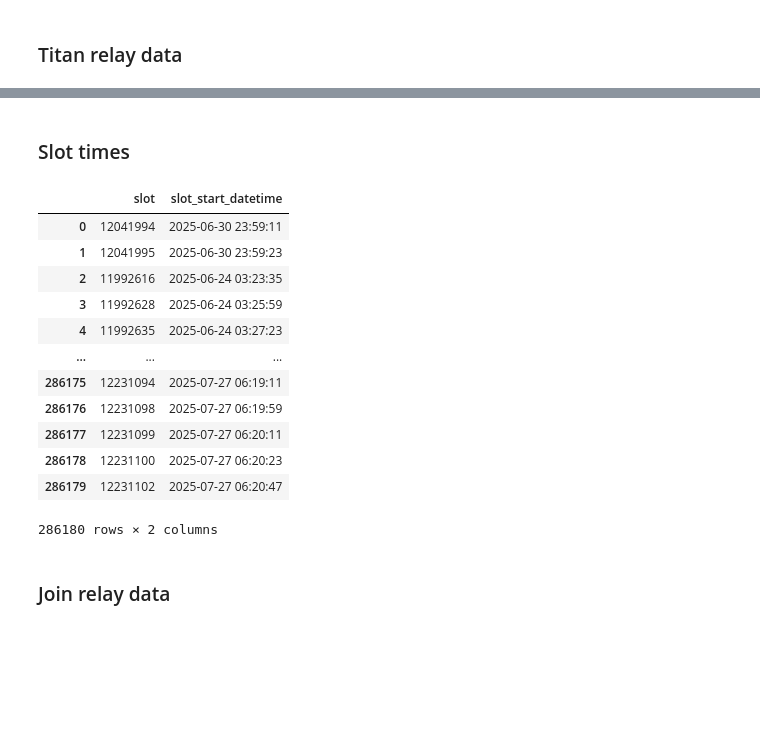
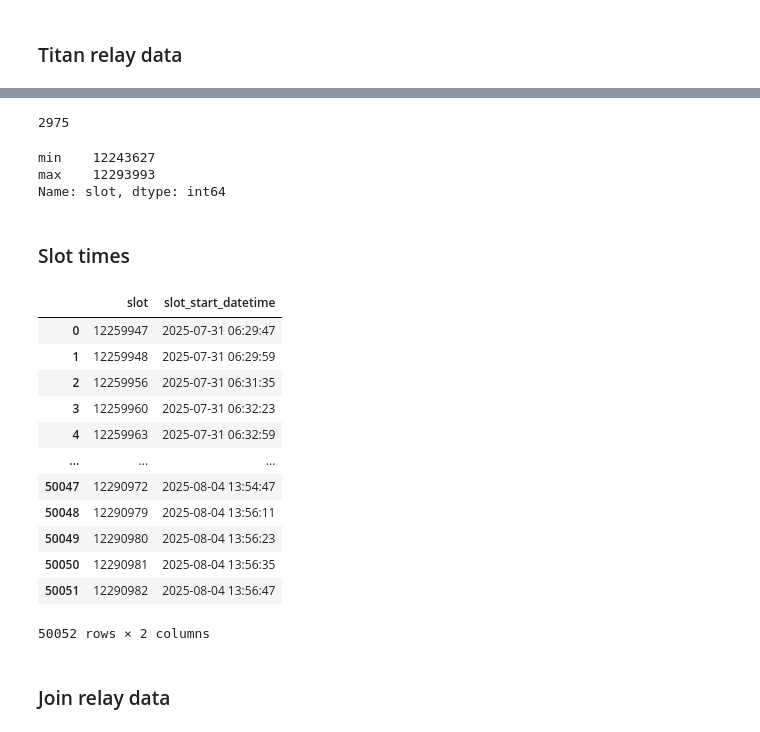
Before and after one commit to misilva73/eth-slot-analysis, a Jupyter notebook: notebooks/1.4-block-publishing-times.ipynb, the cells around one changed output, grey strips where cells are left out. Drawn from its saved outputs; the diff is of its cells as text; code cells hidden in the pictures; blank space fills up the shorter version.

```diff
--- a/notebooks/1.4-block-publishing-times.ipynb
+++ b/notebooks/1.4-block-publishing-times.ipynb
@@ -49,7 +50,7 @@ db_url = db_url = (
 # %%
 # Load raw data from ultrasound
 ultra_file = os.path.join(
-    repo_dir, "data", "relay", "ultrasoud_payload_publish_time_07_21_17_32.csv"
+    repo_dir, "data", "relay", "ultrasound_payload_publish_time_08_11_13_49.csv"
 )
 ultra_df = pd.read_csv(ultra_file)
 ultra_df["request_datetime"] = pd.to_datetime(ultra_df["received_at"]).dt.tz_localize(
@@ -84,7 +87,7 @@ Name: slot, dtype: int64
 ### Titan relay data
 # %%
 # Load raw data from titan
-titan_file = os.path.join(repo_dir, "data", "relay", "block_times_since_12187616.csv")
+titan_file = os.path.join(repo_dir, "data", "relay", "titan_block_timings_12243620_12294000.csv")
 titan_df = pd.read_csv(titan_file)
 titan_df = titan_df.rename(columns={"slot_number": "slot"})
 titan_df["request_datetime"] = pd.to_datetime(titan_df["signed_block_received"])
@@ -112,0 +120,10 @@ Name: slot, dtype: int64
+# %%
+fb_file = os.path.join(
+    repo_dir, "data", "relay", "flashbots-relay-timing-until-aug4.csv"
+)
+fb_df = pd.read_csv(fb_file)
+fb_df = fb_df[["slot", "msIntoSlot"]].rename(
+    columns={"msIntoSlot": "slot_start_to_publish"}
+)
+fb_df["source"] = "flashbots"
+fb_df.info()
@@ -113,38 +141,46 @@ Name: slot, dtype: int64
+# %%
+print(fb_df["slot"].nunique())
+fb_df["slot"].agg(["min", "max"])
+# %% [output]
+2975
+min    12243627
+max    12293993
+Name: slot, dtype: int64
 # %% [markdown]
 ### Slot times
 # %%
 # Define dates for queries
-slot_start = 11974663
-slot_end = 12262586
+slot_start = int(min(ultra_df["slot"].min(), titan_df["slot"].min(),fb_df["slot"].min()))
+slot_end = int(max(ultra_df["slot"].max(), titan_df["slot"].max(),fb_df["slot"].max()))
 start_date_str = convert_slot_number_to_date_string(slot_start-2)
 end_date_str = convert_slot_number_to_date_string(slot_end+2)
 # Define and run query
 query_str = f"""
     SELECT DISTINCT slot, slot_start_date_time AS slot_start_datetime
     FROM default.canonical_beacon_block FINAL
     WHERE slot_start_date_time BETWEEN toDateTime('{start_date_str}') AND toDateTime('{end_date_str}')
         AND meta_network_name = 'mainnet'
 """
 engine = create_engine(db_url)
 slot_start_df = pd.read_sql(query_str, con=engine)
 slot_start_df["slot_start_datetime"] = pd.to_datetime(
     slot_start_df["slot_start_datetime"]
 )
 slot_start_df
 # %% [output]
 |  | slot | slot_start_datetime |
-| 0 | 12041994 | 2025-06-30 23:59:11 |
-| 1 | 12041995 | 2025-06-30 23:59:23 |
-| 2 | 11992616 | 2025-06-24 03:23:35 |
-| 3 | 11992628 | 2025-06-24 03:25:59 |
-| 4 | 11992635 | 2025-06-24 03:27:23 |
+| 0 | 12259947 | 2025-07-31 06:29:47 |
+| 1 | 12259948 | 2025-07-31 06:29:59 |
+| 2 | 12259956 | 2025-07-31 06:31:35 |
+| 3 | 12259960 | 2025-07-31 06:32:23 |
+| 4 | 12259963 | 2025-07-31 06:32:59 |
 | ... | ... | ... |
-| 286175 | 12231094 | 2025-07-27 06:19:11 |
-| 286176 | 12231098 | 2025-07-27 06:19:59 |
-| 286177 | 12231099 | 2025-07-27 06:20:11 |
-| 286178 | 12231100 | 2025-07-27 06:20:23 |
-| 286179 | 12231102 | 2025-07-27 06:20:47 |
+| 50047 | 12290972 | 2025-08-04 13:54:47 |
+| 50048 | 12290979 | 2025-08-04 13:56:11 |
+| 50049 | 12290980 | 2025-08-04 13:56:23 |
+| 50050 | 12290981 | 2025-08-04 13:56:35 |
+| 50051 | 12290982 | 2025-08-04 13:56:47 |
-286180 rows × 2 columns
+50052 rows × 2 columns
 # %% [markdown]
 ### Join relay data
 # %%
```
Also changed, not shown: parts of 19 cells of this notebook.
